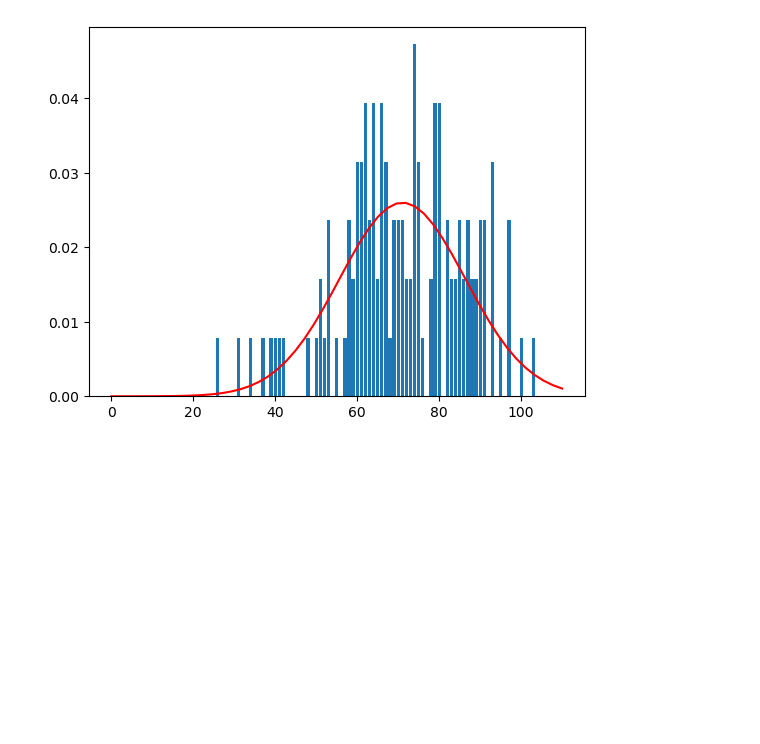
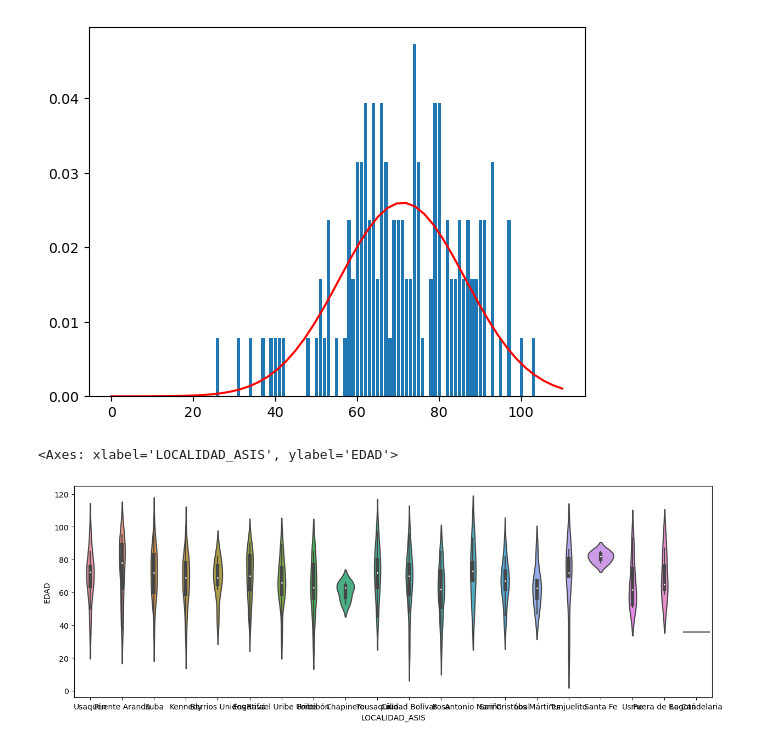
Before and after one commit to carlosjara/ANDES_Statistic, a Jupyter notebook: Tareas/Tarea2.ipynb, the cells around one changed output. Cells and saved outputs as stored; diff of their text form; code cells hidden in the pictures; blank space fills up the shorter version.

Commit message:
CLASE 6 - repaso , tarea 2 , bayes

```diff
--- a/Tareas/Tarea2.ipynb
+++ b/Tareas/Tarea2.ipynb
@@ -48,6 +48,7 @@ P(Total): 1.0
 # %%
 dfFemaleFallecido = df[ maskF & maskFallecidos ]
 dfMaleFallecido = df[ maskM & maskFallecidos ] ## TAREA 1
+dfFallecido = df [maskFallecidos ] ## TAREA 2
 # %%
 CrossEdadF = pd.crosstab( index = dfFemaleFallecido['EDAD'], columns = dfFemaleFallecido['ESTADO'])
 CrossEdadM = pd.crosstab( index = dfMaleFallecido['EDAD'], columns = dfMaleFallecido['ESTADO'])
@@ -152,3 +153,9 @@ plt.bar( CrossEdadF.index, CrossEdadF.Fallecido/np.sum(CrossEdadF.Fallecido))
 # %% [output]
 <BarContainer object of 52 artists>
 [figure]
+# %%
+fig, ax = plt.subplots(figsize=(15,5))
+sns.violinplot(x='LOCALIDAD_ASIS',y='EDAD', data=dfFallecido, ax=ax)
+# %% [output]
+<Axes: xlabel='LOCALIDAD_ASIS', ylabel='EDAD'>
+[figure, added]
```
Also changed, not shown: 1 other file.
